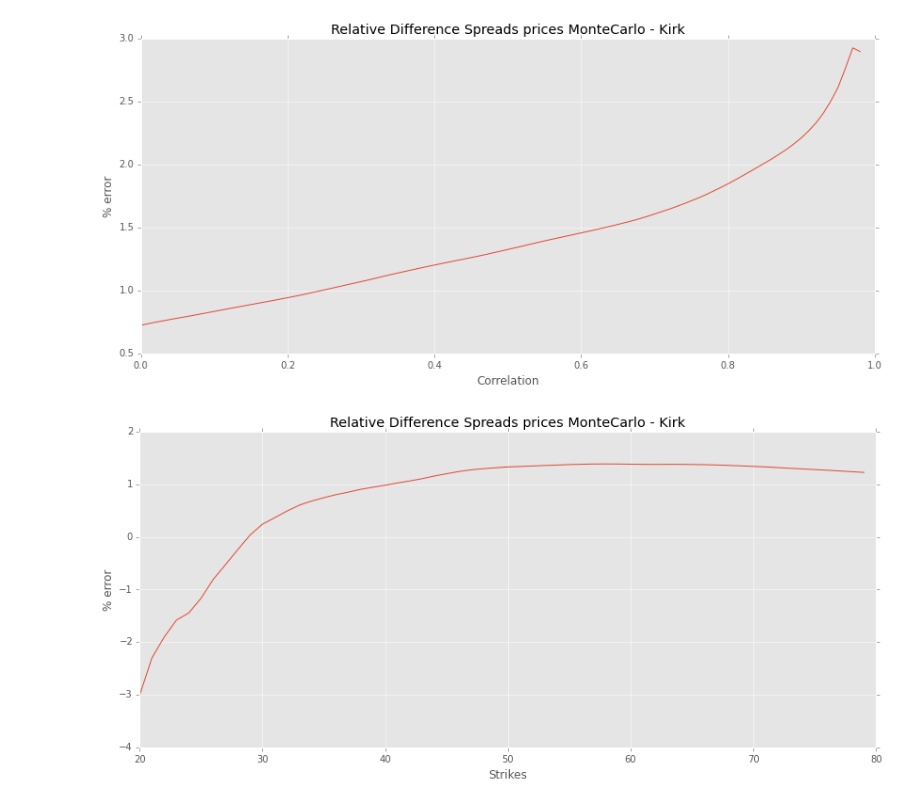
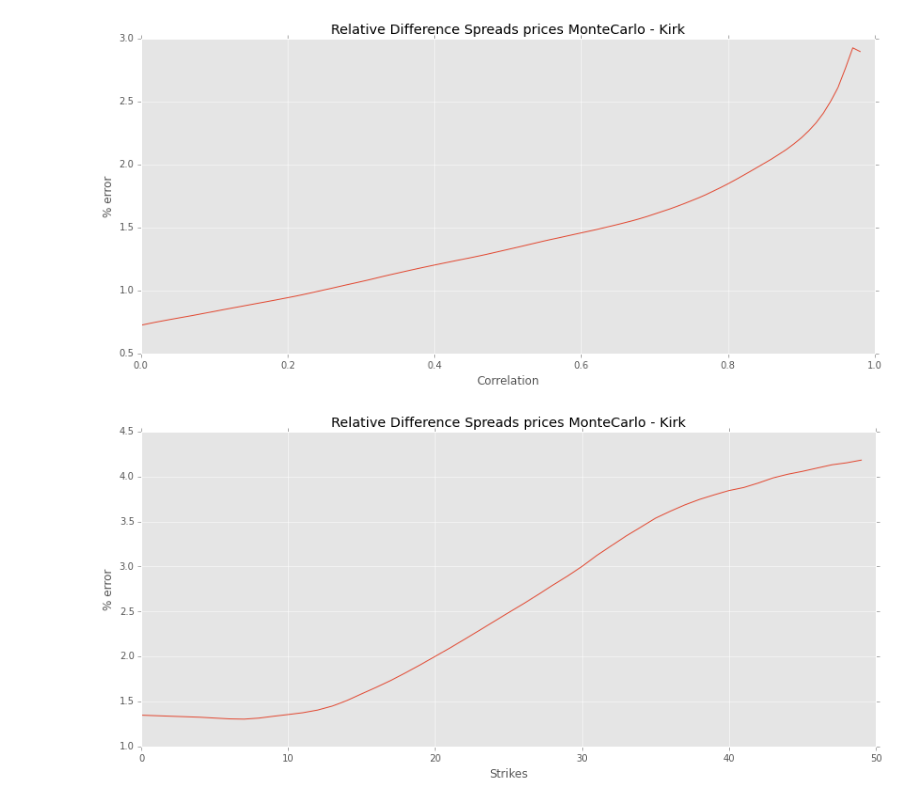
Before and after one commit to jpcolino/IPython_notebooks, a Jupyter notebook: Spread Options.ipynb, the cells around one changed output. Cells and saved outputs as stored; diff of their text form; code cells hidden in the pictures.

```diff
--- a/Spread Options.ipynb
+++ b/Spread Options.ipynb
@@ -444,20 +444,20 @@ plt.ylabel('% error');
 # %% [output]
 [figure]
 # %%
-set_strikes = range(20, 80)
+set_strikes = range(0, 50)
 result_kirk = []
 result_montecarlo = []
 for strike in set_strikes:
-    SpreadCALL1 = kirk(50, strike, 3., 1., 0., .5, .5, 0.5, 1)
+    SpreadCALL1 = kirk(50, 50, strike, 1., 0., .5, .5, 0.5, 1)
     result_kirk.append(SpreadCALL1.price)
-    SpreadCALL2 = montecarlo(50, strike, 3., 1., 0., .5, .5, 0.5, 1, 100000)
+    SpreadCALL2 = montecarlo(50, 50, strike, 1., 0., .5, .5, 0.5, 1, 100000)
     result_montecarlo.append(SpreadCALL2.price)
 
 plt.figure(num=None, figsize=(14, 6))
 plt.style.use('ggplot')
 plt.plot(set_strikes, 100*(np.array(result_montecarlo) - np.array(result_kirk))/np.array(result_kirk))
 plt.title('Relative Difference Spreads prices MonteCarlo - Kirk')
 plt.xlabel('Strikes')
 plt.ylabel('% error');
 # %% [output]
-[figure, old version]
+[figure, new version]
```
